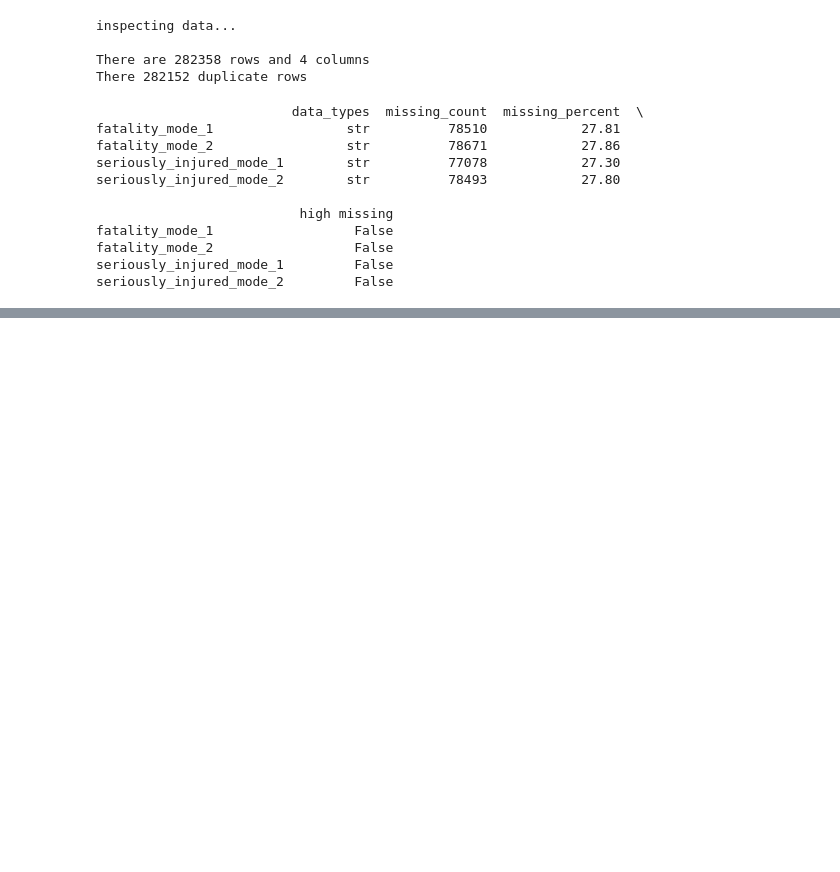
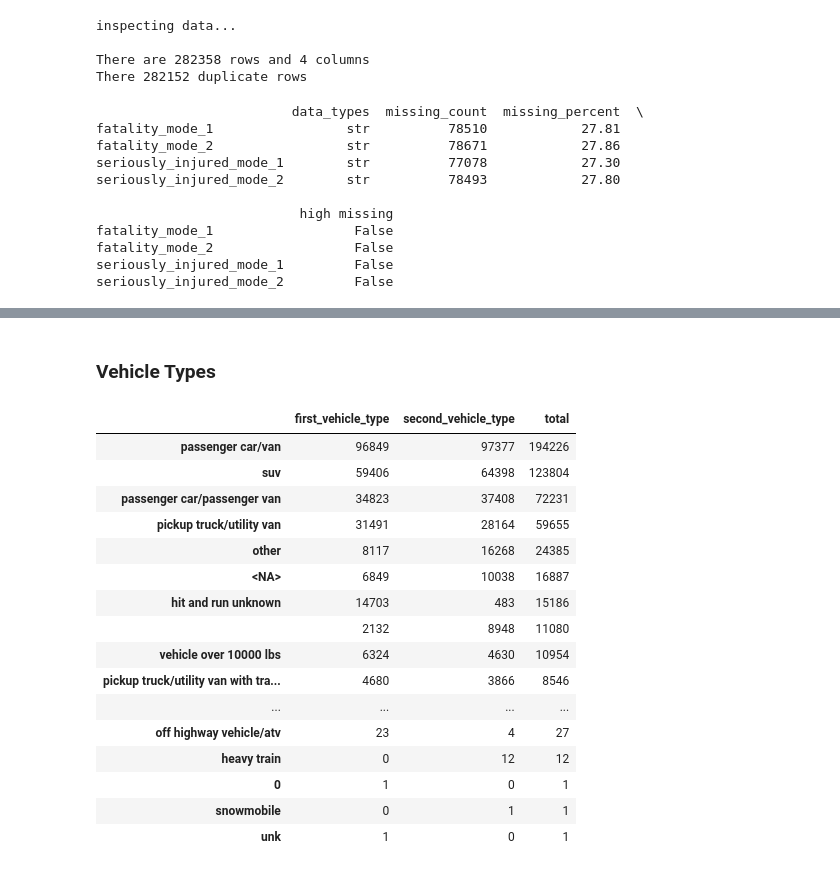
Before and after one commit to lily-harper/injury_risk_classifier, a Jupyter notebook: notebooks/02_cleaning.ipynb, the cells around one changed output, grey strips where cells are left out. Cells and saved outputs as stored; diff of their text form; code cells hidden in the pictures; blank space fills up the shorter version.

```diff
--- a/notebooks/02_cleaning.ipynb
+++ b/notebooks/02_cleaning.ipynb
@@ -141,0 +164,30 @@ df.to_csv("data/interim/traffic_clean.csv")
+# %% [markdown]
+### Vehicle Types
+# %%
+vehicle_types = create_types_tables(
+    df,
+    "tu1_vehicle_type",
+    "tu2_vehicle_type",
+    first_label="first_vehicle_type",
+    second_label="second_vehicle_type"
+)
+
+vehicle_types
+# %% [output]
+|  | first_vehicle_type | second_vehicle_type | total |
+| passenger car/van | 96849 | 97377 | 194226 |
+| suv | 59406 | 64398 | 123804 |
+| passenger car/passenger van | 34823 | 37408 | 72231 |
+| pickup truck/utility van | 31491 | 28164 | 59655 |
+| other | 8117 | 16268 | 24385 |
+| <NA> | 6849 | 10038 | 16887 |
+| hit and run unknown | 14703 | 483 | 15186 |
+|  | 2132 | 8948 | 11080 |
+| vehicle over 10000 lbs | 6324 | 4630 | 10954 |
+| pickup truck/utility van with tra... | 4680 | 3866 | 8546 |
+| ... | ... | ... | ... |
+| off highway vehicle/atv | 23 | 4 | 27 |
+| heavy train | 0 | 12 | 12 |
+| 0 | 1 | 0 | 1 |
+| snowmobile | 0 | 1 | 1 |
+| unk | 1 | 0 | 1 |
```
Also changed, not shown: parts of 22 cells of this notebook, 5 other files.
